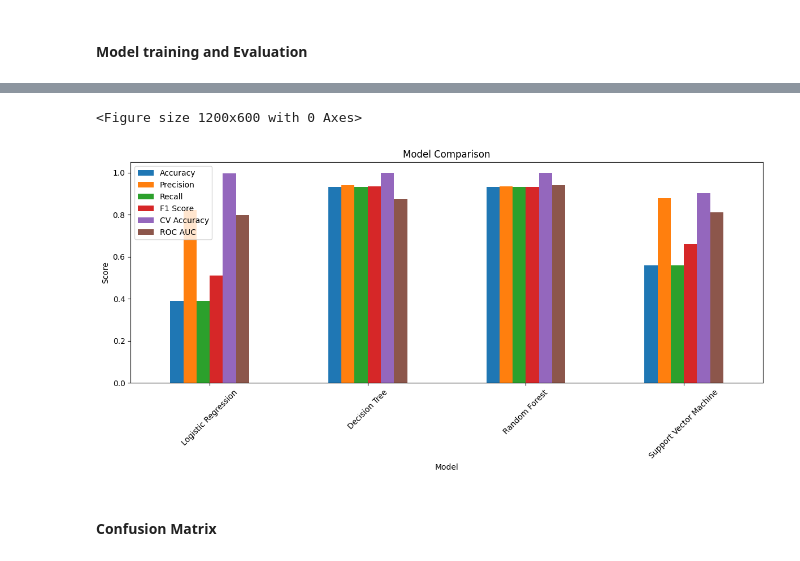
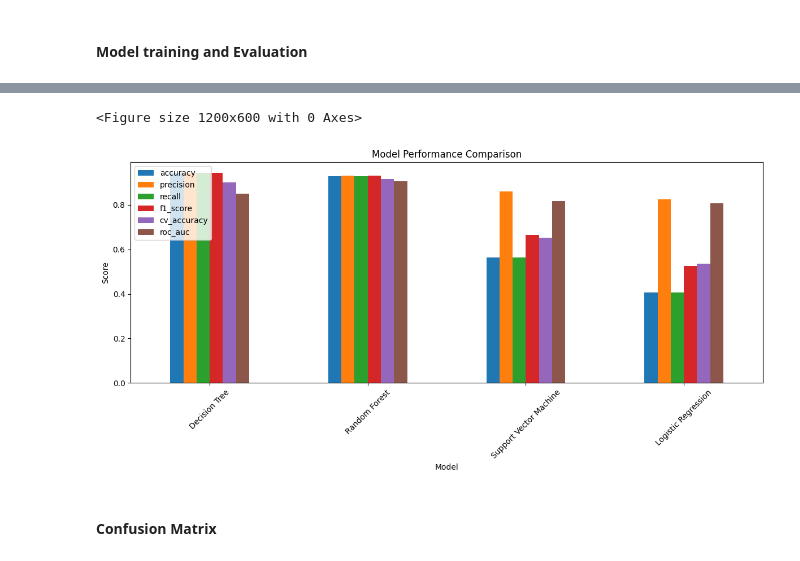
Before and after one commit to SABO007/cap5771sp25-project, a Jupyter notebook: Scripts/Modelling.ipynb, the cells around one changed output, grey strips where cells are left out. Drawn from its saved outputs; the diff is of its cells as text; code cells hidden in the pictures.

```diff
--- a/Scripts/Modelling.ipynb
+++ b/Scripts/Modelling.ipynb
@@ -210,7 +210,7 @@ New Feature 2 - Skills count:
 # %% [markdown]
 #### Feature 2: Academic Performance Score - weighted average of 10th and 12th percentages
 # %%
-df['Performance_Gap'] = df['Percentage_12th'] - df['Percentage_10th']
-print("\nNew Feature 5 - Performance Gap:")
-print(df[['Percentage_10th', 'Percentage_12th', 'Performance_Gap']].head())
+df['Academic_Score'] = 0.6*df['Percentage_12th'] + 0.4*df['Percentage_10th']
+print("\nNew Feature 2 - Academic Score:")
+print(df[['Percentage_10th', 'Percentage_12th', 'Academic_Score']].head())
 # %% [output]
@@ -273,0 +273,2 @@ print(df.head())
+# %%
+df.drop(columns=['Course Type_Encoded'], inplace=True)
@@ -427,81 +473,81 @@ models = {
 # %% [markdown]
 #### Model training and Evaluation
 # %%
-from sklearn.metrics import roc_curve, roc_auc_score
+from sklearn.metrics import roc_curve, roc_auc_score, accuracy_score, precision_score, recall_score, f1_score, classification_report, confusion_matrix
+from sklearn.model_selection import cross_val_score
 import numpy as np
+import pandas as pd
+import matplotlib.pyplot as plt
 
-# Add cross-validation to the evaluation function
-def evaluate_model(model, X_train, X_test, y_train, y_test, model_name):
+# Function to train and evaluate a model with cross-validation and ROC-AUC computation
+def evaluate_model(model, X_train, X_test, y_train, y_test):
+    """
+    Trains the model, evaluates its performance, and computes various classification metrics.
+    Also performs cross-validation and calculates ROC-AUC for multi-class classification.
+    """
+
+    # Train the model
     model.fit(X_train, y_train)
+
+    # Predictions
     y_pred = model.predict(X_test)
-    y_pred_proba = model.predict_proba(X_test)  # To get probability predictions for ROC & AUC
+    y_pred_proba = model.predict_proba(X_test)  # Probability predictions for ROC-AUC
 
-    # Cross-validation (5-fold)
-    cv_scores = cross_val_score(model, X, y, cv=2)  # Reduced folds for tiny dataset
+    # Perform cross-validation (5-fold, or reduce if needed for small datasets)
+    cv_scores = cross_val_score(model, X_train, y_train, cv=5)
 
-    # Initialize the dictionary to store results
+    # Compute classification metrics
     metrics = {
         'accuracy': accuracy_score(y_test, y_pred),
         'precision': precision_score(y_test, y_pred, average='weighted', zero_division=0),
         'recall': recall_score(y_test, y_pred, average='weighted', zero_division=0),
-        'f1': f1_score(y_test, y_pred, average='weighted', zero_division=0),
+        'f1_score': f1_score(y_test, y_pred, average='weighted', zero_division=0),
         'cv_accuracy': np.mean(cv_scores),
     }
 
-    # Check if y_test is one-hot encoded or label encoded
-    if len(y_test.shape) == 2:  # One-hot encoded
-        num_classes = y_test.shape[1]
-    else:  # Label encoded (single column)
+    # Convert label encoding to one-hot encoding if necessary
+    if len(y_test.shape) == 1:
         num_classes = len(np.unique(y_test))
         y_test_bin = np.zeros((len(y_test), num_classes))
         for i, label in enumerate(y_test):
             y_test_bin[i, label] = 1
-        y_test = y_test_bin  # Convert to one-hot encoding
+        y_test = y_test_bin
 
-    # For multi-class, calculate ROC and AUC for each class (One-vs-Rest)
-    roc_auc = []
-    for i in range(num_classes):
-        # Compute ROC curve and AUC for class i
-        fpr, tpr, _ = roc_curve(y_test[:, i], y_pred_proba[:, i])
-        auc = roc_auc_score(y_test[:, i], y_pred_proba[:, i])
-        roc_auc.append(auc)
-
-    metrics['roc_auc'] = np.mean(roc_auc)  # Average AUC for all classes
+    # Compute ROC-AUC for each class
+    roc_auc_scores = [roc_auc_score(y_test[:, i], y_pred_proba[:, i]) for i in range(y_test.shape[1])]
+    metrics['roc_auc'] = np.mean(roc_auc_scores)  # Average ROC-AUC over all classes
 
     return metrics
 
-# Regenerate results with cross-validation
+# Dictionary to store results
 results = {}
+
+# Evaluate all models
 for model_name, model in models.items():
-    results[model_name] = evaluate_model(model, X_train, X_test, y_train, y_test, model_name)
+    results[model_name] = evaluate_model(model, X_train, X_test, y_train, y_test)
 
-# Display updated comparison
-comparison_df = pd.DataFrame({
-    'Model': list(results.keys()),
-    'Accuracy': [results[model]['accuracy'] for model in results],
-    'Precision': [results[model]['precision'] for model in results],
-    'Recall': [results[model]['recall'] for model in results],
-    'F1 Score': [results[model]['f1'] for model in results],
-    'CV Accuracy': [results[model]['cv_accuracy'] for model in results],
-    'ROC AUC': [results[model]['roc_auc'] for model in results]
-})
+# Convert results into a DataFrame for comparison
+comparison_df = pd.DataFrame(results).T.reset_index().rename(columns={'index': 'Model'})
 
-print(comparison_df.sort_values('F1 Score', ascending=False))
+# Sort models by F1 Score (higher is better)
+comparison_df = comparison_df.sort_values('f1_score', ascending=False)
+print(comparison_df)
 
-# Plotting the comparison
+# Plot model comparison
 plt.figure(figsize=(12, 6))
 comparison_df.set_index('Model').plot(kind='bar', figsize=(12, 6))
-plt.title('Model Comparison')
+plt.title('Model Performance Comparison')
 plt.ylabel('Score')
 plt.xticks(rotation=45)
 plt.legend(loc='upper left')
 plt.tight_layout()
 plt.show()
 
-# Confusion Matrix and Classification Report for the best model
-best_model_name = comparison_df.loc[comparison_df['F1 Score'].idxmax(), 'Model']
+# Identify the best model based on F1 Score
+best_model_name = comparison_df.iloc[0]['Model']
 best_model = models[best_model_name]
+
+# Retrain the best model for final evaluation
 best_model.fit(X_train, y_train)
 y_pred = best_model.predict(X_test)
-y_pred_proba = best_model.predict_proba(X_test)
 # %% [output]
@@ -519,5 +565,5 @@ y_pred_proba = best_model.predict_proba(X_test)
 <Figure size 1200x600 with 0 Axes>
-[figure, old version]
+[figure, new version]
 # %% [markdown]
 #### Confusion Matrix
 # %%
```
Also changed, not shown: parts of 18 cells of this notebook, 2 other files.
